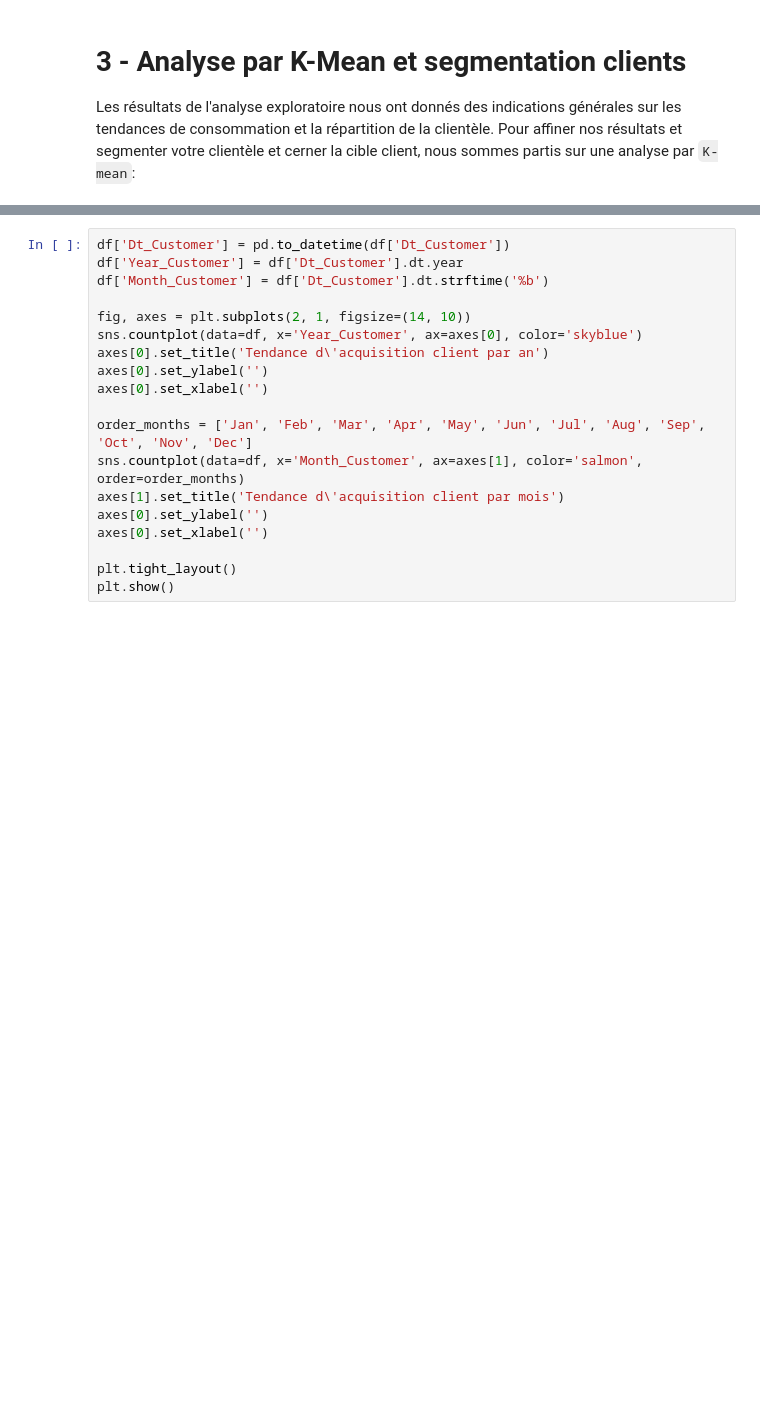
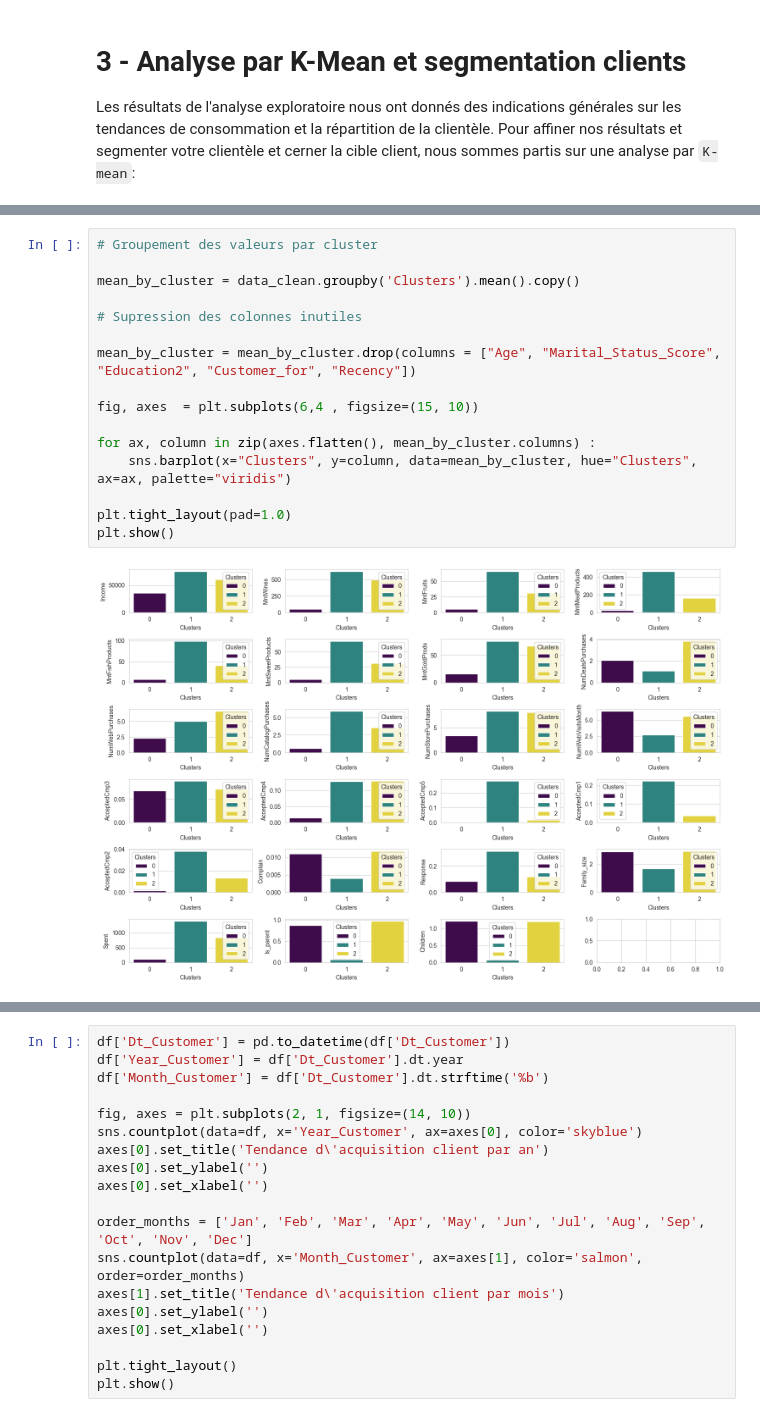
Before and after one commit to MattisFernandez/Rush05, a Jupyter notebook: Notebook.ipynb, the cells around one changed output, grey strips where cells are left out. Cells and saved outputs as stored; diff of their text form; blank space fills up the shorter version.

```diff
--- a/Notebook.ipynb
+++ b/Notebook.ipynb
@@ -337,0 +380,18 @@ Grâce à cette analyse en K-Mean, on peut donc en déduire que votre cible clie
+# %%
+# Groupement des valeurs par cluster
+
+mean_by_cluster = data_clean.groupby('Clusters').mean().copy()
+
+# Supression des colonnes inutiles
+
+mean_by_cluster = mean_by_cluster.drop(columns = ["Age", "Marital_Status_Score", "Education2", "Customer_for", "Recency"])
+
+fig, axes  = plt.subplots(6,4 , figsize=(15, 10))
+
+for ax, column in zip(axes.flatten(), mean_by_cluster.columns) :
+    sns.barplot(x="Clusters", y=column, data=mean_by_cluster, hue="Clusters", ax=ax, palette="viridis")
+
+plt.tight_layout(pad=1.0)
+plt.show()
+# %% [output]
+[figure, added]
```
Also changed, not shown: parts of 33 cells of this notebook.
